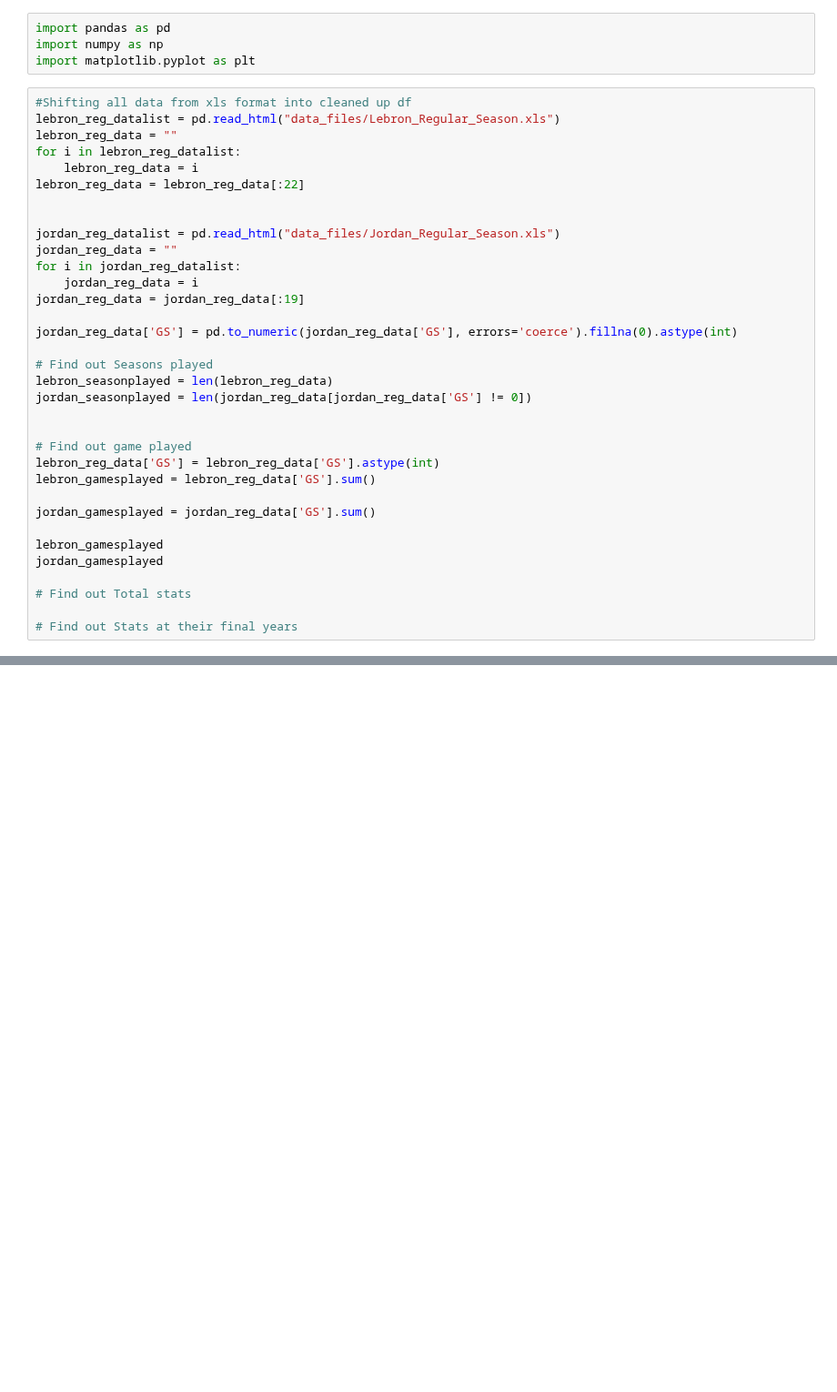
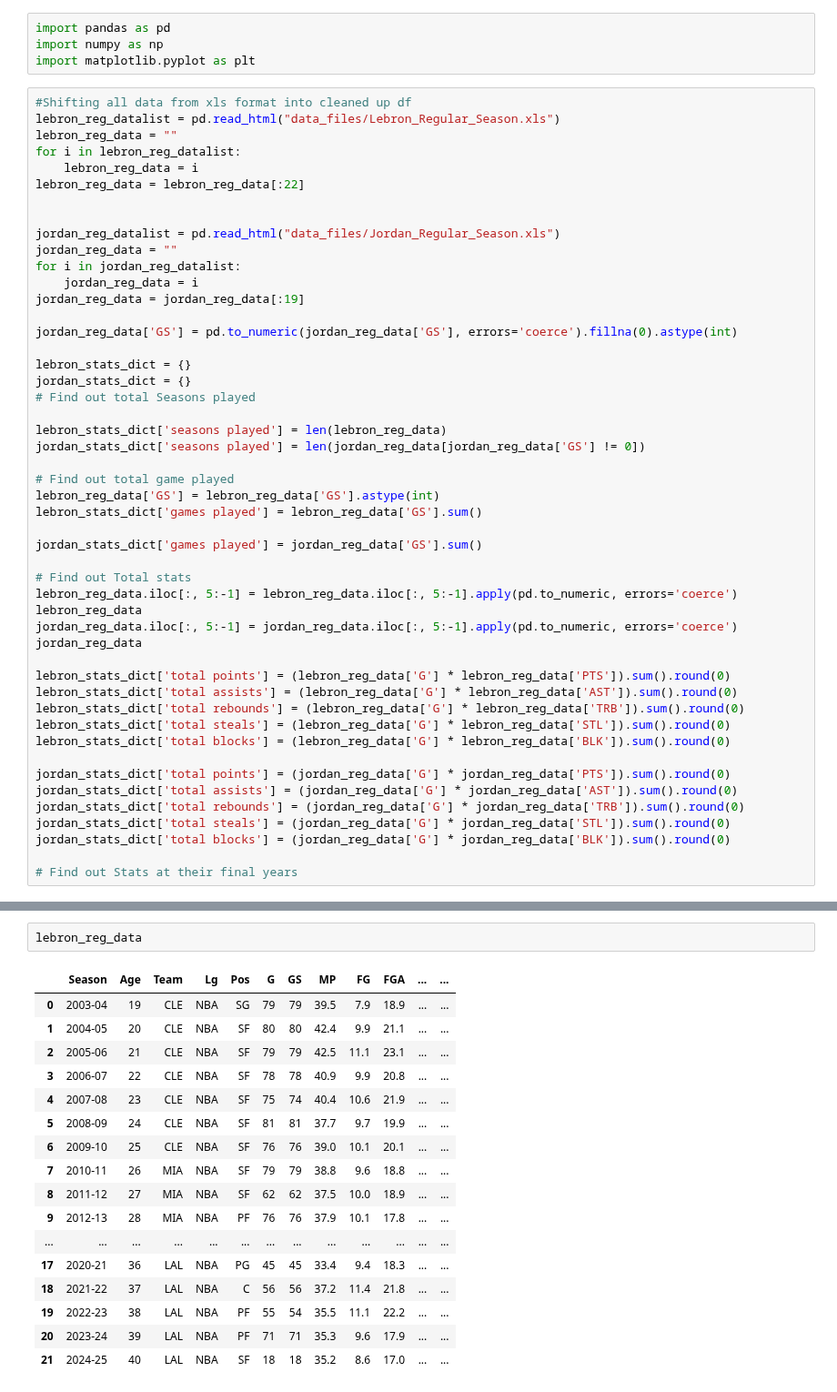
Before and after one commit to gohsoonhao/therealGOAT, a Jupyter notebook: longetivity.ipynb, the cells around one changed output, grey strips where cells are left out. Shown at 91% size. Cells and saved outputs as stored; diff of their text form; blank space fills up the shorter version.

```diff
--- a/longetivity.ipynb
+++ b/longetivity.ipynb
@@ -19,21 +19,36 @@ jordan_reg_data = jordan_reg_data[:19]
 
 jordan_reg_data['GS'] = pd.to_numeric(jordan_reg_data['GS'], errors='coerce').fillna(0).astype(int)
 
-# Find out Seasons played
-lebron_seasonplayed = len(lebron_reg_data)
-jordan_seasonplayed = len(jordan_reg_data[jordan_reg_data['GS'] != 0])
+lebron_stats_dict = {}
+jordan_stats_dict = {}
+# Find out total Seasons played
 
+lebron_stats_dict['seasons played'] = len(lebron_reg_data)
+jordan_stats_dict['seasons played'] = len(jordan_reg_data[jordan_reg_data['GS'] != 0])
 
-# Find out game played
+# Find out total game played
 lebron_reg_data['GS'] = lebron_reg_data['GS'].astype(int)
-lebron_gamesplayed = lebron_reg_data['GS'].sum()
+lebron_stats_dict['games played'] = lebron_reg_data['GS'].sum()
 
-jordan_gamesplayed = jordan_reg_data['GS'].sum()
-
-lebron_gamesplayed
-jordan_gamesplayed
+jordan_stats_dict['games played'] = jordan_reg_data['GS'].sum()
 
 # Find out Total stats
+lebron_reg_data.iloc[:, 5:-1] = lebron_reg_data.iloc[:, 5:-1].apply(pd.to_numeric, errors='coerce')
+lebron_reg_data
+jordan_reg_data.iloc[:, 5:-1] = jordan_reg_data.iloc[:, 5:-1].apply(pd.to_numeric, errors='coerce')
+jordan_reg_data
+
+lebron_stats_dict['total points'] = (lebron_reg_data['G'] * lebron_reg_data['PTS']).sum().round(0)
+lebron_stats_dict['total assists'] = (lebron_reg_data['G'] * lebron_reg_data['AST']).sum().round(0)
+lebron_stats_dict['total rebounds'] = (lebron_reg_data['G'] * lebron_reg_data['TRB']).sum().round(0)
+lebron_stats_dict['total steals'] = (lebron_reg_data['G'] * lebron_reg_data['STL']).sum().round(0)
+lebron_stats_dict['total blocks'] = (lebron_reg_data['G'] * lebron_reg_data['BLK']).sum().round(0)
+
+jordan_stats_dict['total points'] = (jordan_reg_data['G'] * jordan_reg_data['PTS']).sum().round(0)
+jordan_stats_dict['total assists'] = (jordan_reg_data['G'] * jordan_reg_data['AST']).sum().round(0)
+jordan_stats_dict['total rebounds'] = (jordan_reg_data['G'] * jordan_reg_data['TRB']).sum().round(0)
+jordan_stats_dict['total steals'] = (jordan_reg_data['G'] * jordan_reg_data['STL']).sum().round(0)
+jordan_stats_dict['total blocks'] = (jordan_reg_data['G'] * jordan_reg_data['BLK']).sum().round(0)
 
 # Find out Stats at their final years
 # %% [output]
@@ -71,0 +111,20 @@ jordan_reg_data
+# %%
+lebron_reg_data
+# %% [output]
+|  | Season | Age | Team | Lg | Pos | G | GS | MP | FG | FGA | ... | ... |
+| 0 | 2003-04 | 19 | CLE | NBA | SG | 79 | 79 | 39.5 | 7.9 | 18.9 | ... | ... |
+| 1 | 2004-05 | 20 | CLE | NBA | SF | 80 | 80 | 42.4 | 9.9 | 21.1 | ... | ... |
+| 2 | 2005-06 | 21 | CLE | NBA | SF | 79 | 79 | 42.5 | 11.1 | 23.1 | ... | ... |
+| 3 | 2006-07 | 22 | CLE | NBA | SF | 78 | 78 | 40.9 | 9.9 | 20.8 | ... | ... |
+| 4 | 2007-08 | 23 | CLE | NBA | SF | 75 | 74 | 40.4 | 10.6 | 21.9 | ... | ... |
+| 5 | 2008-09 | 24 | CLE | NBA | SF | 81 | 81 | 37.7 | 9.7 | 19.9 | ... | ... |
+| 6 | 2009-10 | 25 | CLE | NBA | SF | 76 | 76 | 39.0 | 10.1 | 20.1 | ... | ... |
+| 7 | 2010-11 | 26 | MIA | NBA | SF | 79 | 79 | 38.8 | 9.6 | 18.8 | ... | ... |
+| 8 | 2011-12 | 27 | MIA | NBA | SF | 62 | 62 | 37.5 | 10.0 | 18.9 | ... | ... |
+| 9 | 2012-13 | 28 | MIA | NBA | PF | 76 | 76 | 37.9 | 10.1 | 17.8 | ... | ... |
+| ... | ... | ... | ... | ... | ... | ... | ... | ... | ... | ... | ... | ... |
+| 17 | 2020-21 | 36 | LAL | NBA | PG | 45 | 45 | 33.4 | 9.4 | 18.3 | ... | ... |
+| 18 | 2021-22 | 37 | LAL | NBA | C | 56 | 56 | 37.2 | 11.4 | 21.8 | ... | ... |
+| 19 | 2022-23 | 38 | LAL | NBA | PF | 55 | 54 | 35.5 | 11.1 | 22.2 | ... | ... |
+| 20 | 2023-24 | 39 | LAL | NBA | PF | 71 | 71 | 35.3 | 9.6 | 17.9 | ... | ... |
+| 21 | 2024-25 | 40 | LAL | NBA | SF | 18 | 18 | 35.2 | 8.6 | 17.0 | ... | ... |
```
Also changed, not shown: parts of 4 cells of this notebook.
